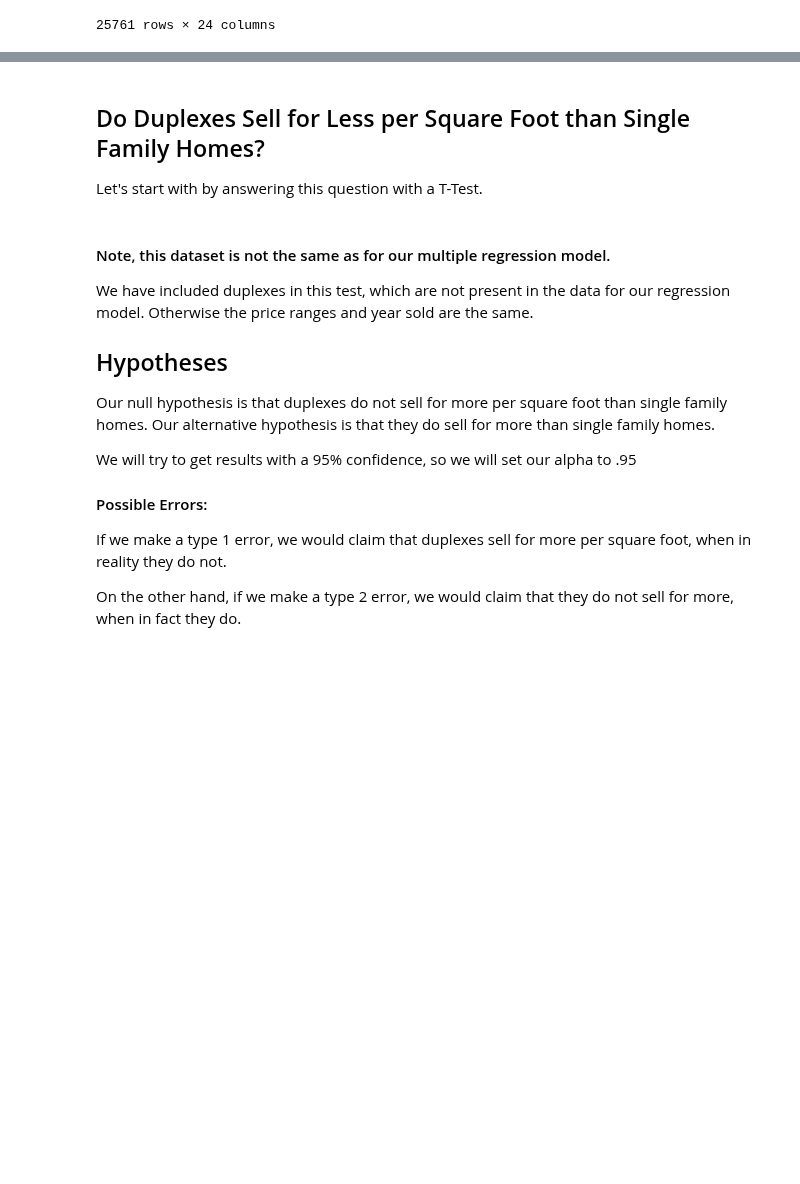
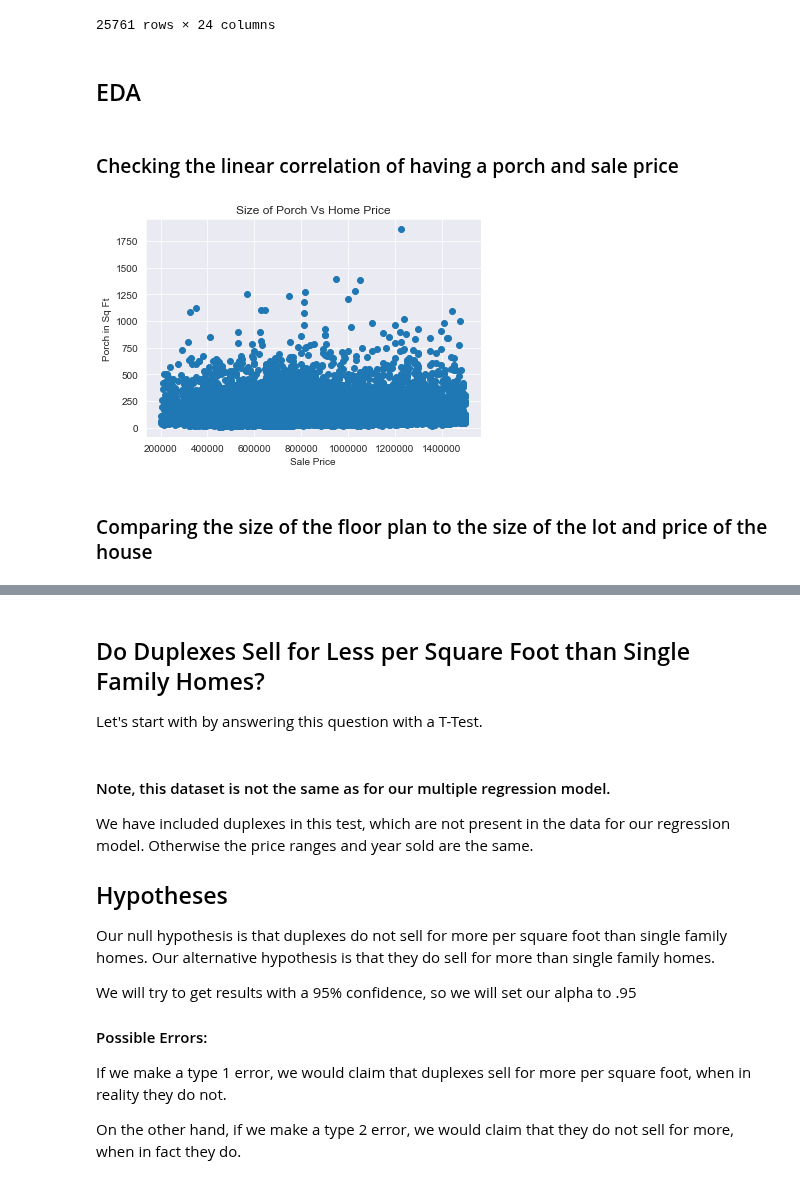
Before and after one commit to Jaccomando/phase_2_project_chicago-sf-seattle-ds-082420, a Jupyter notebook: presentation_notebooks/final_notebook.ipynb, the cells around one changed output, grey strips where cells are left out. Cells and saved outputs as stored; diff of their text form; code cells hidden in the pictures; blank space fills up the shorter version.

```diff
--- a/presentation_notebooks/final_notebook.ipynb
+++ b/presentation_notebooks/final_notebook.ipynb
@@ -76,3 +88,18 @@ cattable
 | 26092 | 1 | 8 | 5 | 2 | 2 | 1 | 1 | ... |
 | 26093 | 1 | 8 | 5 | 2 | 2 | 1 | 1 | ... |
 25761 rows × 24 columns
+# %% [markdown]
+## EDA
+# %% [markdown]
+### Checking the linear correlation of having a porch and sale price
+# %%
+porch = ordtable.loc[ordtable['SqFtEnclosedPorch'] + ordtable['SqFtOpenPorch'] > 0]
+sns.set_style('darkgrid')
+plt.scatter(porch['SalePrice'], (porch['SqFtEnclosedPorch'] + porch['SqFtOpenPorch']));
+plt.title('Size of Porch Vs Home Price')
+plt.xlabel('Sale Price')
+plt.ylabel('Porch in Sq Ft');
+# %% [output]
+[figure, added]
+# %% [markdown]
+### Comparing the size of the floor plan to the size of the lot and price of the house
```
Also changed, not shown: parts of 9 cells of this notebook, 1 other file.
